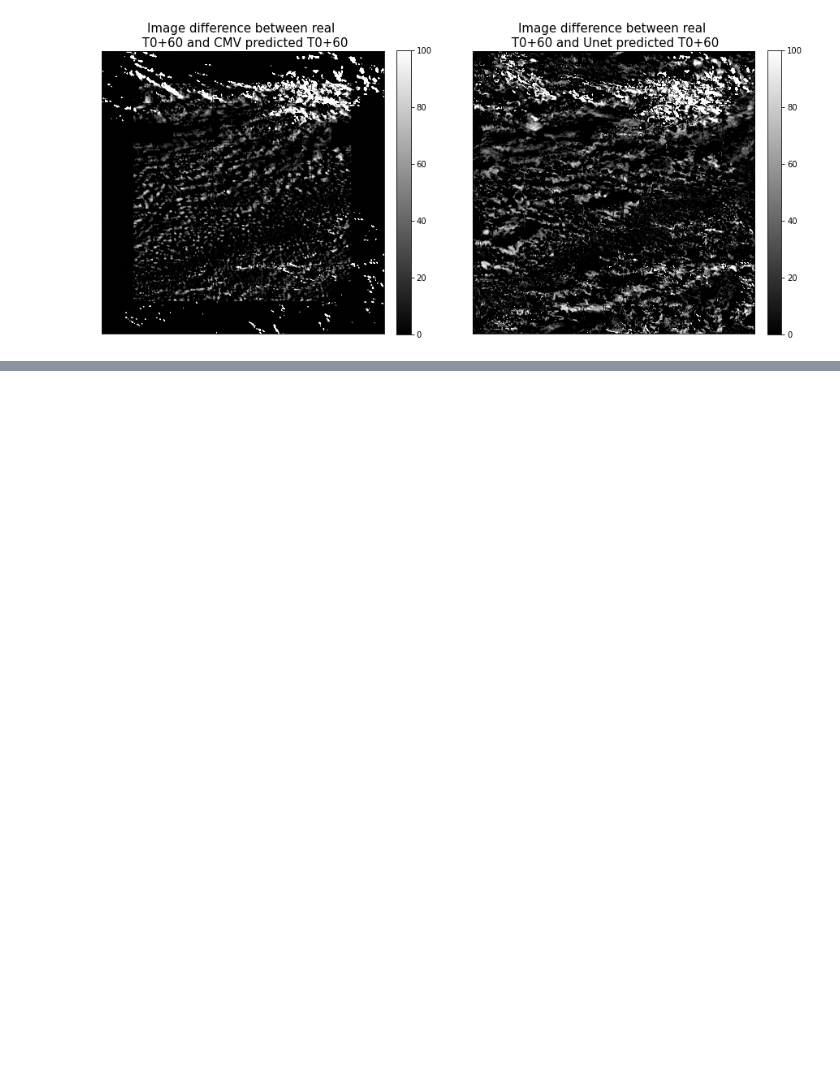
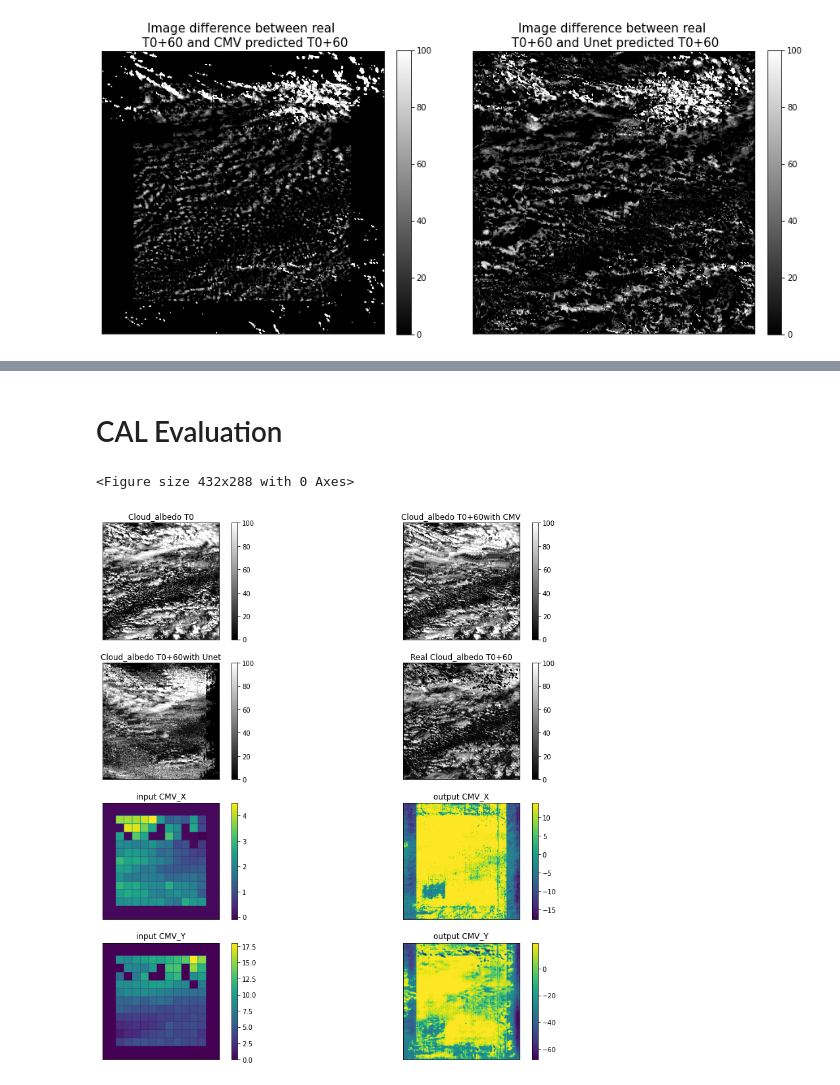
Before and after one commit to dorrabennour/DeepPV, a Jupyter notebook: Unet-Copy1.ipynb, the cells around one changed output, grey strips where cells are left out. Saved outputs shown, nothing was run; the diff lists cells and outputs as text; code cells hidden in the pictures; blank space fills up the shorter version.

```diff
--- a/Unet-Copy1.ipynb
+++ b/Unet-Copy1.ipynb
@@ -556,0 +614,9 @@ plot_Results('2020_10_10','202010101500','30')
+# %% [markdown]
+# CAL Evaluation
+# %%
+%matplotlib inline
+CMV_t060,Unet_t060,real_t060=plot_Results('2020_10_10','202010101400','60')
+real_t060=real_t060*100
+# %% [output]
+<Figure size 432x288 with 0 Axes>
+[figure, added]
```
Also changed, not shown: parts of 26 cells of this notebook.
